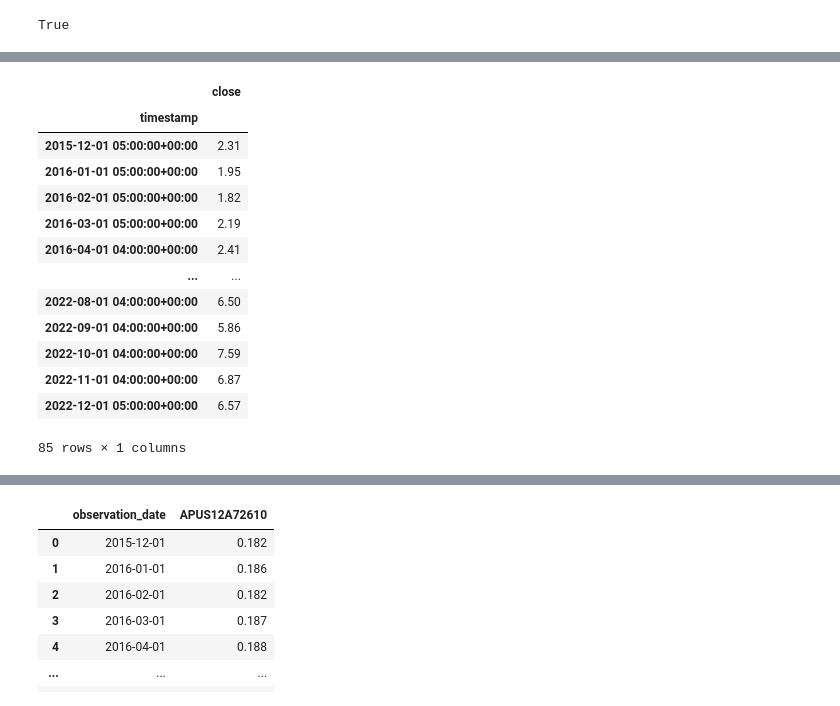
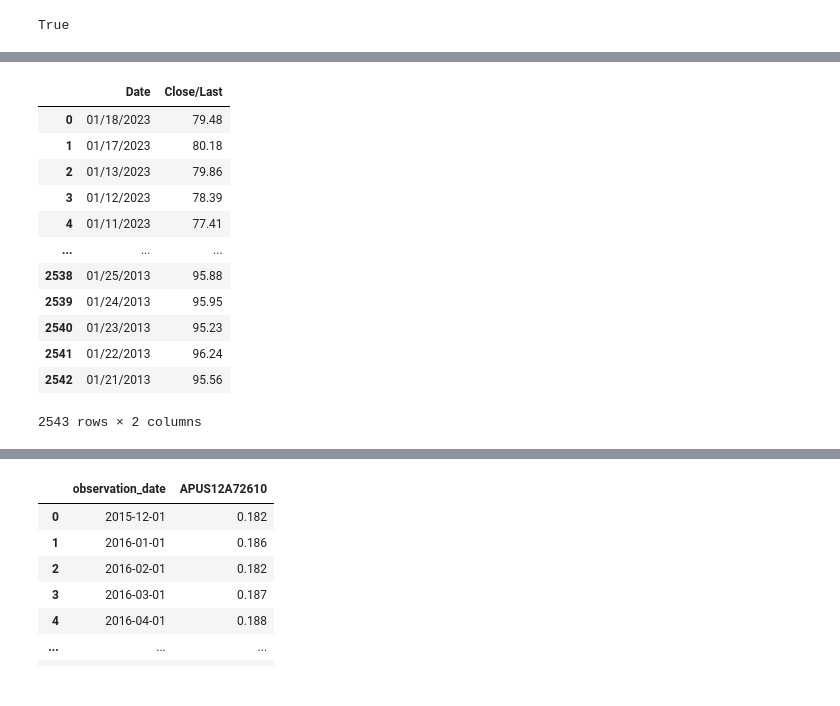
Before and after one commit to vincentsgarzi/Group5Project1, a Jupyter notebook: Vinny/data_relations.ipynb, the cells around one changed output, grey strips where cells are left out. Cells and saved outputs as stored; diff of their text form; code cells hidden in the pictures.

```diff
--- a/Vinny/starter.ipynb
+++ b/Vinny/data_relations.ipynb
@@ -73,0 +23,5 @@ df_WTI
+# %%
+WTIcsvpath = Path("../Niels/Resources/WTI_Nymex_Max-2023-2013.csv")
+df_WTI = pd.read_csv(WTIcsvpath)
+
+df_WTI
@@ -74,20 +42,19 @@ df_WTI
 # %%
-df_WTI = df_WTI.drop(columns=['open', 'high', 'low', 'volume', 'trade_count', 'vwap', 'symbol'])
+df_WTI = df_WTI.drop(columns=['Volume', 'Open', 'High', 'Low'])
 
 # Display sample data
 df_WTI
 # %% [output]
-|  | close |
-| timestamp |  |
-| 2015-12-01 05:00:00+00:00 | 2.31 |
-| 2016-01-01 05:00:00+00:00 | 1.95 |
-| 2016-02-01 05:00:00+00:00 | 1.82 |
-| 2016-03-01 05:00:00+00:00 | 2.19 |
-| 2016-04-01 04:00:00+00:00 | 2.41 |
-| ... | ... |
-| 2022-08-01 04:00:00+00:00 | 6.50 |
-| 2022-09-01 04:00:00+00:00 | 5.86 |
-| 2022-10-01 04:00:00+00:00 | 7.59 |
-| 2022-11-01 04:00:00+00:00 | 6.87 |
-| 2022-12-01 05:00:00+00:00 | 6.57 |
+|  | Date | Close/Last |
+| 0 | 01/18/2023 | 79.48 |
+| 1 | 01/17/2023 | 80.18 |
+| 2 | 01/13/2023 | 79.86 |
+| 3 | 01/12/2023 | 78.39 |
+| 4 | 01/11/2023 | 77.41 |
+| ... | ... | ... |
+| 2538 | 01/25/2013 | 95.88 |
+| 2539 | 01/24/2013 | 95.95 |
+| 2540 | 01/23/2013 | 95.23 |
+| 2541 | 01/22/2013 | 96.24 |
+| 2542 | 01/21/2013 | 95.56 |
-85 rows × 1 columns
+2543 rows × 2 columns
```
Also changed, not shown: parts of 13 cells of this notebook, 1 other file.
